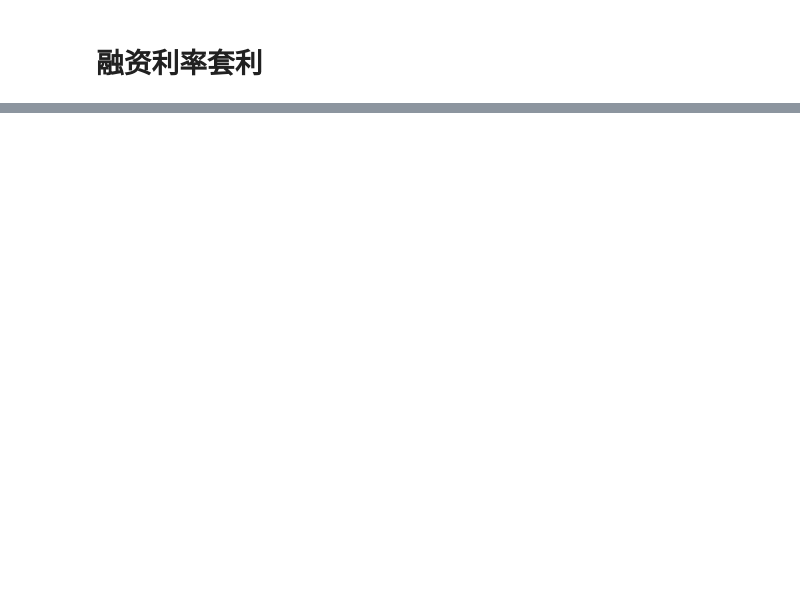
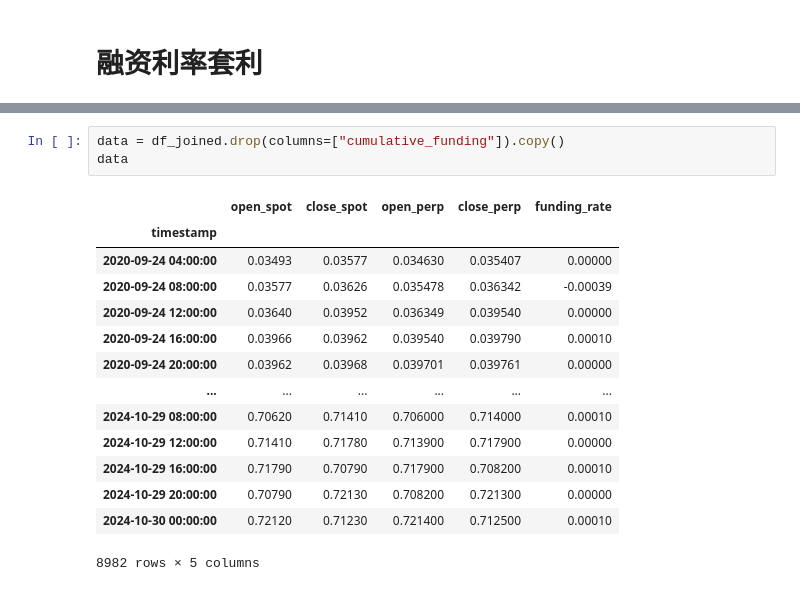
Before and after one commit to scofieldchen/quant-research, a Jupyter notebook: notebooks/funding_rate_arbitrage.ipynb, the cells around one changed output, grey strips where cells are left out. Saved outputs shown, nothing was run; the diff lists cells and outputs as text; blank space fills up the shorter version.

```diff
--- a/notebooks/funding_rate_arbitrage.ipynb
+++ b/notebooks/funding_rate_arbitrage.ipynb
@@ -92,0 +354,18 @@ df_joined["cumulative_funding"] = (
+# %%
+data = df_joined.drop(columns=["cumulative_funding"]).copy()
+data
+# %% [output]
+|  | open_spot | close_spot | open_perp | close_perp | funding_rate |
+| timestamp |  |  |  |  |  |
+| 2020-09-24 04:00:00 | 0.03493 | 0.03577 | 0.034630 | 0.035407 | 0.00000 |
+| 2020-09-24 08:00:00 | 0.03577 | 0.03626 | 0.035478 | 0.036342 | -0.00039 |
+| 2020-09-24 12:00:00 | 0.03640 | 0.03952 | 0.036349 | 0.039540 | 0.00000 |
+| 2020-09-24 16:00:00 | 0.03966 | 0.03962 | 0.039540 | 0.039790 | 0.00010 |
+| 2020-09-24 20:00:00 | 0.03962 | 0.03968 | 0.039701 | 0.039761 | 0.00000 |
+| ... | ... | ... | ... | ... | ... |
+| 2024-10-29 08:00:00 | 0.70620 | 0.71410 | 0.706000 | 0.714000 | 0.00010 |
+| 2024-10-29 12:00:00 | 0.71410 | 0.71780 | 0.713900 | 0.717900 | 0.00000 |
+| 2024-10-29 16:00:00 | 0.71790 | 0.70790 | 0.717900 | 0.708200 | 0.00010 |
+| 2024-10-29 20:00:00 | 0.70790 | 0.72130 | 0.708200 | 0.721300 | 0.00000 |
+| 2024-10-30 00:00:00 | 0.72120 | 0.71230 | 0.721400 | 0.712500 | 0.00010 |
+8982 rows × 5 columns
```
Also changed, not shown: parts of 17 cells of this notebook, 2 other files.
